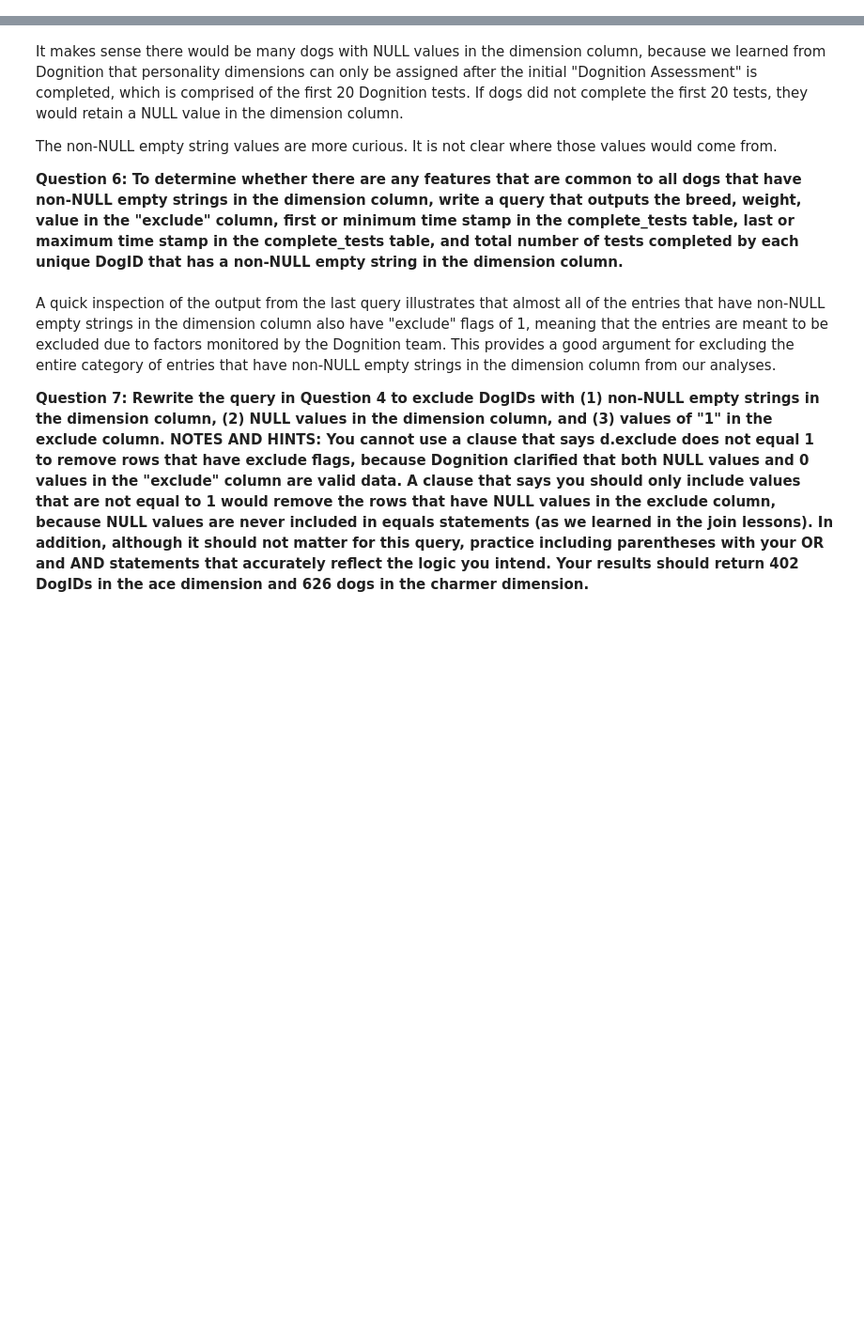
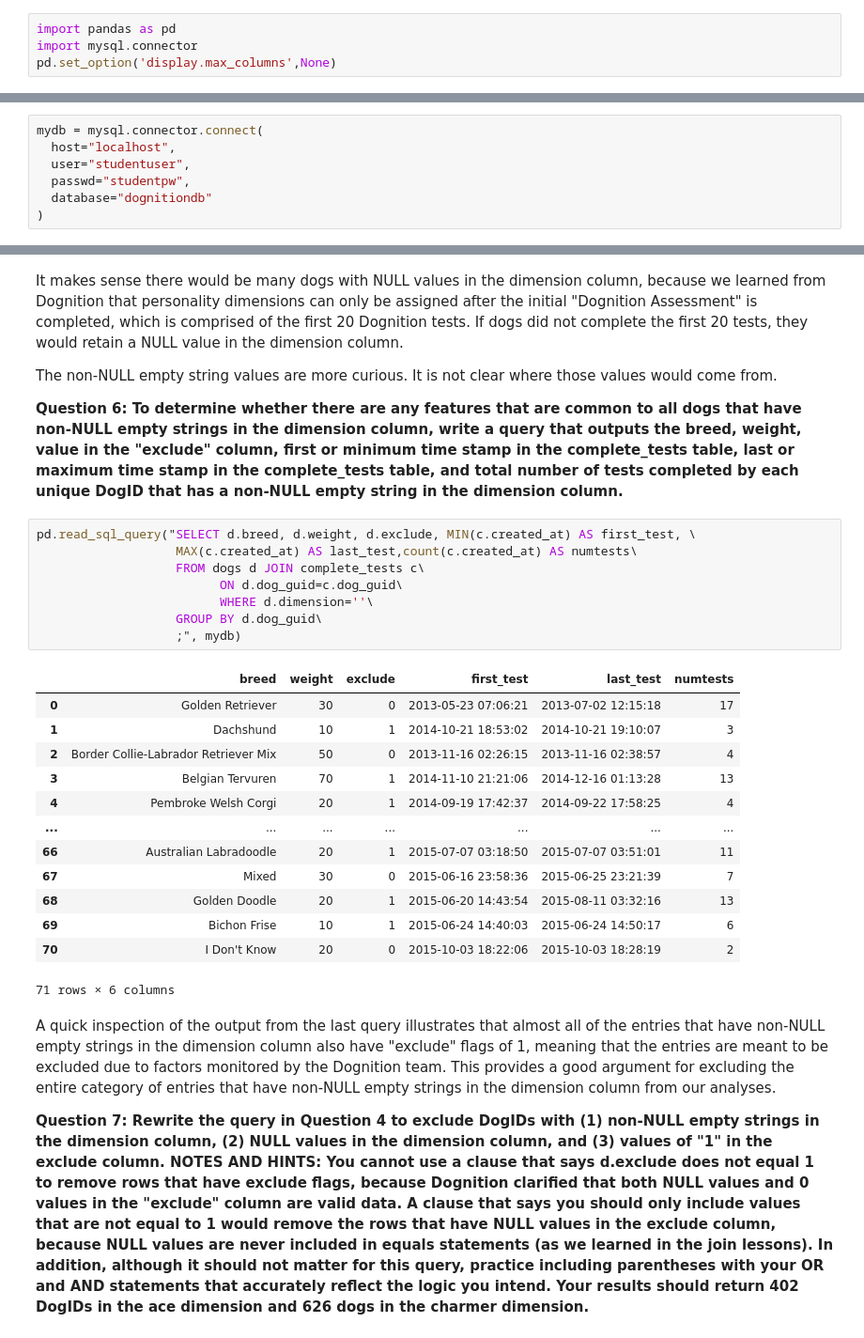
Before and after one commit to dennislamcv1/DukeExcelMySQL, a Jupyter notebook: Managing Big Data with MySQL/MySQL_Exercise_11_Queries_that_Test_Relationships_Between_Test_Completion_and_Dog_Characteristics.ipynb, the cells around one changed output, grey strips where cells are left out. Shown: that part at 94% size. Drawn from its saved outputs; the diff is of its cells as text; blank space fills up the shorter version.

```diff
--- a/Managing Big Data with MySQL/MySQL_Exercise_11_Queries_that_Test_Relationships_Between_Test_Completion_and_Dog_Characteristics.ipynb
+++ b/Managing Big Data with MySQL/MySQL_Exercise_11_Queries_that_Test_Relationships_Between_Test_Completion_and_Dog_Characteristics.ipynb
@@ -1,3 +11,7 @@
+# %%
+import pandas as pd
+import mysql.connector
+pd.set_option('display.max_columns',None)
 # %% [markdown]
 Copyright Jana Schaich Borg/Attribution-NonCommercial 4.0 International (CC BY-NC 4.0)
 # %% [markdown]
@@ -12,6 +26,13 @@ I describe a method for designing analysis plans in the Data Visualization and C
 In this lesson, we will write queries to address the issues in the left-most branch of the sPAP.  These issues all relate to "Features of Dogs" that could potentially influence the number of tests the dogs will ultimately complete.  We will spend a lot of time discussing and practicing how to translate analysis questions described in words into queries written in SQL syntax.
 
 To begin, load the sql library and database, and make the Dognition database your default database:
+# %%
+mydb = mysql.connector.connect(
+  host="localhost",
+  user="studentuser",
+  passwd="studentpw",
+  database="dognitiondb"
+)
 # %% [markdown]
 <img src="https://duke.box.com/shared/static/p2eucjdttai08eeo7davbpfgqi3zrew0.jpg" width=600 alt="SELECT FROM WHERE" />
 
@@ -46,6 +156,28 @@ It makes sense there would be many dogs with NULL values in the dimension column
 The non-NULL empty string values are more curious.  It is not clear where those values would come from.
 
 **Question 6: To determine whether there are any features that are common to all dogs that have non-NULL empty strings in the dimension column, write a query that outputs the breed, weight, value in the "exclude" column, first or minimum time stamp in the complete_tests table, last or maximum time stamp in the complete_tests table, and total number of tests completed by each unique DogID that has a non-NULL empty string in the dimension column.**
+# %%
+pd.read_sql_query("SELECT d.breed, d.weight, d.exclude, MIN(c.created_at) AS first_test, \
+                   MAX(c.created_at) AS last_test,count(c.created_at) AS numtests\
+                   FROM dogs d JOIN complete_tests c\
+                         ON d.dog_guid=c.dog_guid\
+                         WHERE d.dimension=''\
+                   GROUP BY d.dog_guid\
+                   ;", mydb)
+# %% [output]
+|  | breed | weight | exclude | first_test | last_test | numtests |
+| 0 | Golden Retriever | 30 | 0 | 2013-05-23 07:06:21 | 2013-07-02 12:15:18 | 17 |
+| 1 | Dachshund | 10 | 1 | 2014-10-21 18:53:02 | 2014-10-21 19:10:07 | 3 |
+| 2 | Border Collie-Labrador Retriever Mix | 50 | 0 | 2013-11-16 02:26:15 | 2013-11-16 02:38:57 | 4 |
+| 3 | Belgian Tervuren | 70 | 1 | 2014-11-10 21:21:06 | 2014-12-16 01:13:28 | 13 |
+| 4 | Pembroke Welsh Corgi | 20 | 1 | 2014-09-19 17:42:37 | 2014-09-22 17:58:25 | 4 |
+| ... | ... | ... | ... | ... | ... | ... |
+| 66 | Australian Labradoodle | 20 | 1 | 2015-07-07 03:18:50 | 2015-07-07 03:51:01 | 11 |
+| 67 | Mixed | 30 | 0 | 2015-06-16 23:58:36 | 2015-06-25 23:21:39 | 7 |
+| 68 | Golden Doodle | 20 | 1 | 2015-06-20 14:43:54 | 2015-08-11 03:32:16 | 13 |
+| 69 | Bichon Frise | 10 | 1 | 2015-06-24 14:40:03 | 2015-06-24 14:50:17 | 6 |
+| 70 | I Don't Know | 20 | 0 | 2015-10-03 18:22:06 | 2015-10-03 18:28:19 | 2 |
+71 rows × 6 columns
 # %% [markdown]
 A quick inspection of the output from the last query illustrates that almost all of the entries that have non-NULL empty strings in the dimension column also have "exclude" flags of 1, meaning that the entries are meant to be excluded due to factors monitored by the Dognition team.  This provides a good argument for excluding the entire category of entries that have non-NULL empty strings in the dimension column from our analyses.
 
```
Also changed, not shown: parts of 7 cells of this notebook, 3 other files.
